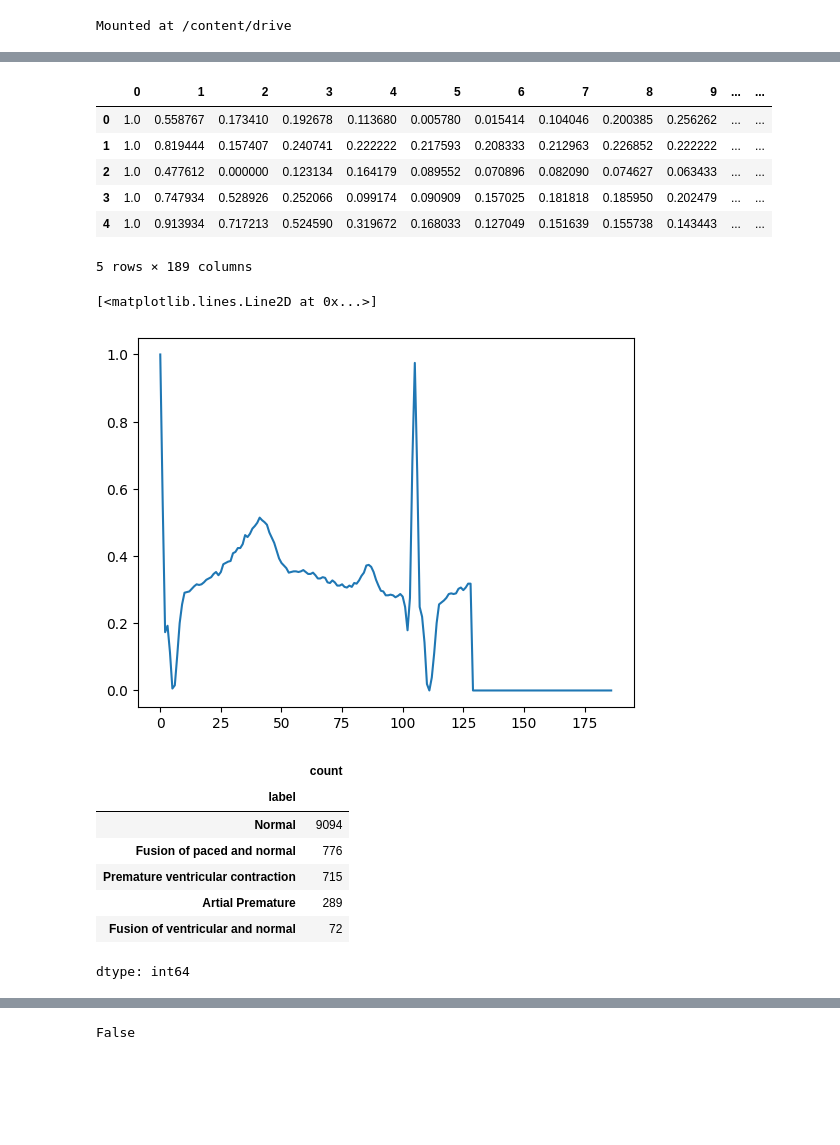
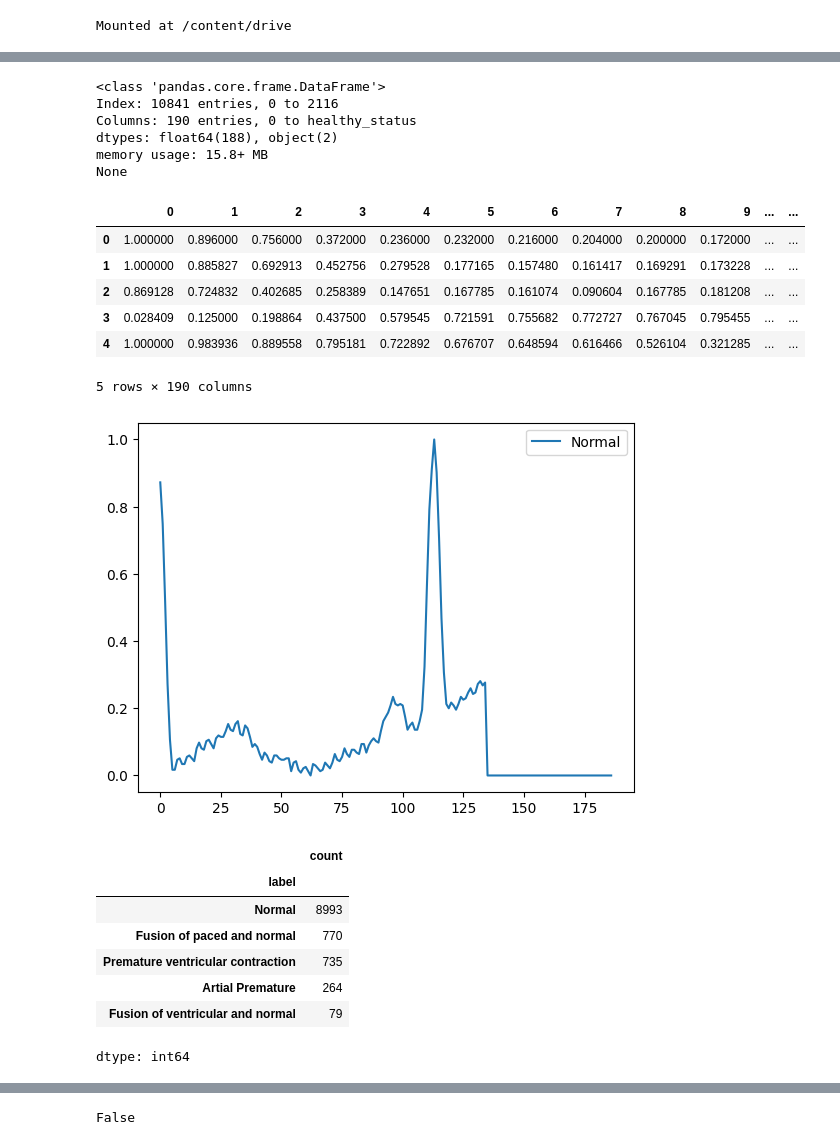
Before and after one commit to TAUforPython/BioMedAI, a Jupyter notebook: NN ECG LSTM CNN Attention classification.ipynb, the cells around one changed output, grey strips where cells are left out. Saved outputs shown, nothing was run; the diff lists cells and outputs as text; code cells hidden in the pictures; blank space fills up the shorter version.

```diff
--- a/NN ECG LSTM CNN Attention classification.ipynb
+++ b/NN ECG LSTM CNN Attention classification.ipynb
@@ -76,27 +81,60 @@ memory usage: 15.9+ MB
 None
+# %%
+# упростим задачу - переходим к бинарной классификации
+id_to_label = {
+    0: "Normal",     #0: "условно-здоровый"
+    1: "Abnormal", # "Преждевременное сокращение сердца (экстрасистолия)"
+    2: "Abnormal", # "Преждевременное сокращение желудочков"
+    3: "Abnormal",  # "Cлияние желудочкового и нормального сердечного ритма"
+    4: "Abnormal" #"Cлияние стимулированного и нормального ритма"
+}
+df_mitbih['healthy_status'] = df_mitbih.iloc[:, -2].map(id_to_label)
+df_mitbih_test['healthy_status'] = df_mitbih_test.iloc[:, -2].map(id_to_label)
+df_mitbih_train['healthy_status'] = df_mitbih_train.iloc[:, -2].map(id_to_label)
+
+
+print(df_mitbih.info())
+# %% [output]
+<class 'pandas.core.frame.DataFrame'>
+Index: 10841 entries, 0 to 2116
+Columns: 190 entries, 0 to healthy_status
+dtypes: float64(188), object(2)
+memory usage: 15.8+ MB
+None
+# %%
+from sklearn.utils import shuffle
+df_mitbih_test = shuffle(df_mitbih_test)
+df_mitbih_train = shuffle(df_mitbih_train)
+
+df_mitbih_test = df_mitbih_test.reset_index(drop='True')
+df_mitbih_train = df_mitbih_train.reset_index(drop='True')
+
+df_mitbih_test.to_csv('/content/comp_ECG_fast_checkup_test.csv')
+df_mitbih_train.to_csv('/content/comp_ECG_fast_checkup_train.csv')
 # %%
-df_mitbih_train.head()
+df_mitbih_test.head()
 # %% [output]
 |  | 0 | 1 | 2 | 3 | 4 | 5 | 6 | 7 | 8 | 9 | ... | ... |
-| 0 | 1.0 | 0.558767 | 0.173410 | 0.192678 | 0.113680 | 0.005780 | 0.015414 | 0.104046 | 0.200385 | 0.256262 | ... | ... |
-| 1 | 1.0 | 0.819444 | 0.157407 | 0.240741 | 0.222222 | 0.217593 | 0.208333 | 0.212963 | 0.226852 | 0.222222 | ... | ... |
-| 2 | 1.0 | 0.477612 | 0.000000 | 0.123134 | 0.164179 | 0.089552 | 0.070896 | 0.082090 | 0.074627 | 0.063433 | ... | ... |
-| 3 | 1.0 | 0.747934 | 0.528926 | 0.252066 | 0.099174 | 0.090909 | 0.157025 | 0.181818 | 0.185950 | 0.202479 | ... | ... |
-| 4 | 1.0 | 0.913934 | 0.717213 | 0.524590 | 0.319672 | 0.168033 | 0.127049 | 0.151639 | 0.155738 | 0.143443 | ... | ... |
+| 0 | 1.000000 | 0.896000 | 0.756000 | 0.372000 | 0.236000 | 0.232000 | 0.216000 | 0.204000 | 0.200000 | 0.172000 | ... | ... |
+| 1 | 1.000000 | 0.885827 | 0.692913 | 0.452756 | 0.279528 | 0.177165 | 0.157480 | 0.161417 | 0.169291 | 0.173228 | ... | ... |
+| 2 | 0.869128 | 0.724832 | 0.402685 | 0.258389 | 0.147651 | 0.167785 | 0.161074 | 0.090604 | 0.167785 | 0.181208 | ... | ... |
+| 3 | 0.028409 | 0.125000 | 0.198864 | 0.437500 | 0.579545 | 0.721591 | 0.755682 | 0.772727 | 0.767045 | 0.795455 | ... | ... |
+| 4 | 1.000000 | 0.983936 | 0.889558 | 0.795181 | 0.722892 | 0.676707 | 0.648594 | 0.616466 | 0.526104 | 0.321285 | ... | ... |
-5 rows × 189 columns
+5 rows × 190 columns
 # %%
-plt.plot(df_mitbih_train.iloc[0][:-2])
+plt.plot(df_mitbih_train.iloc[0][:-3], label=str(df_mitbih_train.iloc[0]['label']))
+plt.legend()
+plt.show()
 # %% [output]
-[<matplotlib.lines.Line2D at 0x...>]
-[figure, old version]
+[figure, new version]
 # %%
 df_mitbih['label'].value_counts()
 # %% [output]
 |  | count |
 | label |  |
-| Normal | 9094 |
-| Fusion of paced and normal | 776 |
-| Premature ventricular contraction | 715 |
-| Artial Premature | 289 |
-| Fusion of ventricular and normal | 72 |
+| Normal | 8993 |
+| Fusion of paced and normal | 770 |
+| Premature ventricular contraction | 735 |
+| Artial Premature | 264 |
+| Fusion of ventricular and normal | 79 |
 dtype: int64
```
Also changed, not shown: parts of 15 cells of this notebook.
